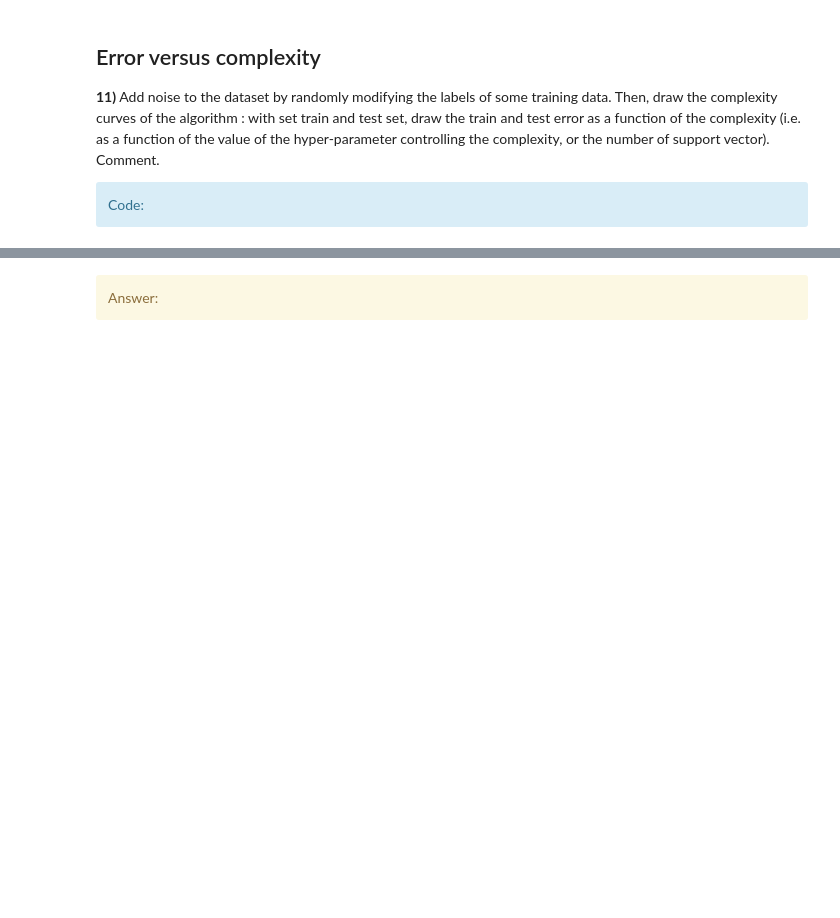
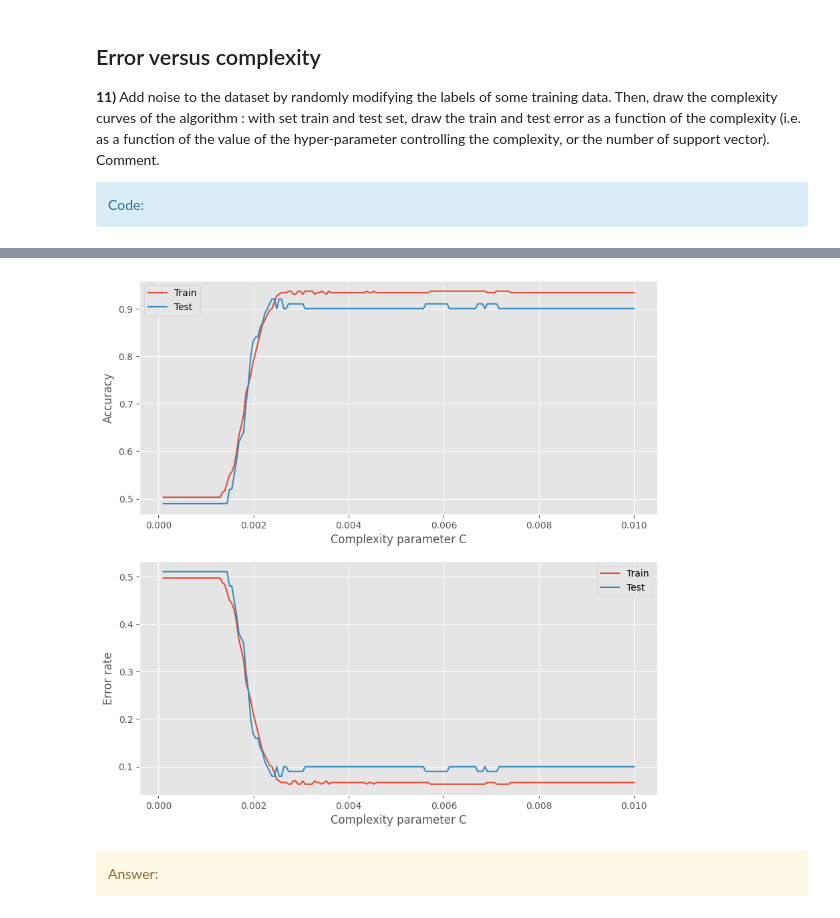
Before and after one commit to ronan-lebas/SD-TSIA210, a Jupyter notebook: TP_SVM.ipynb, the cells around one changed output, grey strips where cells are left out. Saved outputs shown, nothing was run; the diff lists cells and outputs as text; code cells hidden in the pictures; blank space fills up the shorter version.

```diff
--- a/TP_SVM.ipynb
+++ b/TP_SVM.ipynb
@@ -578,3 +623,22 @@ plt.show()
+# %%
+fig, axes = plt.subplots(2, 1, figsize=(10, 10))
+plt.subplot(2, 1, 1)
+plt.plot(C, scores_train, label='Train')
+plt.plot(C, scores_test, label='Test')
+plt.xlabel('Complexity parameter C')
+plt.ylabel('Accuracy')
+plt.legend()
+
+plt.subplot(2, 1, 2)
+plt.plot(C, 1-np.array(scores_train), label='Train')
+plt.plot(C, 1-np.array(scores_test), label='Test')
+plt.xlabel('Complexity parameter C')
+plt.ylabel('Error rate')
+plt.legend()
+
+plt.show()
+# %% [output]
+[figure, added]
 # %% [markdown]
 <div class='alert alert-block alert-warning'>
             Answer:</div>
```
Also changed, not shown: parts of 10 cells of this notebook.
